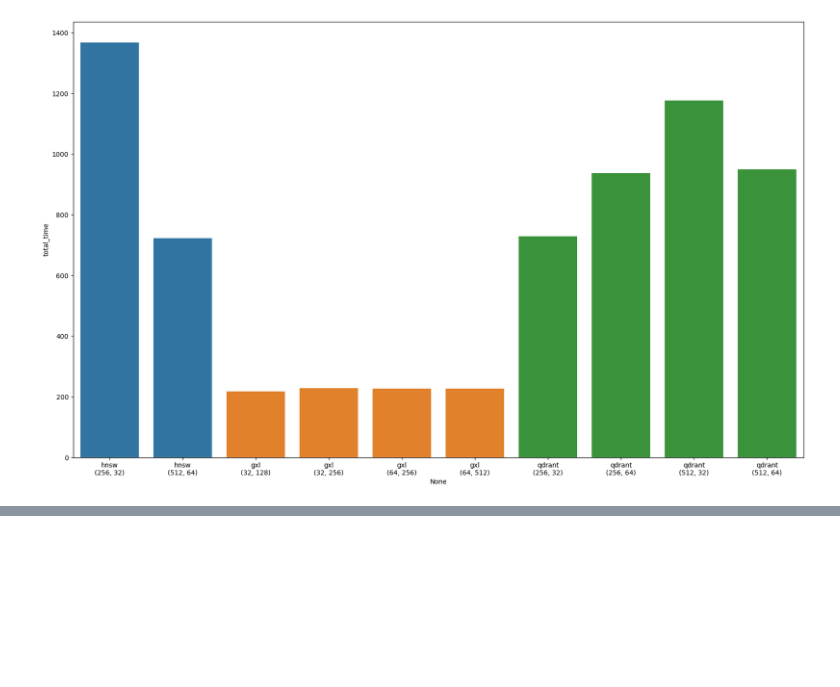
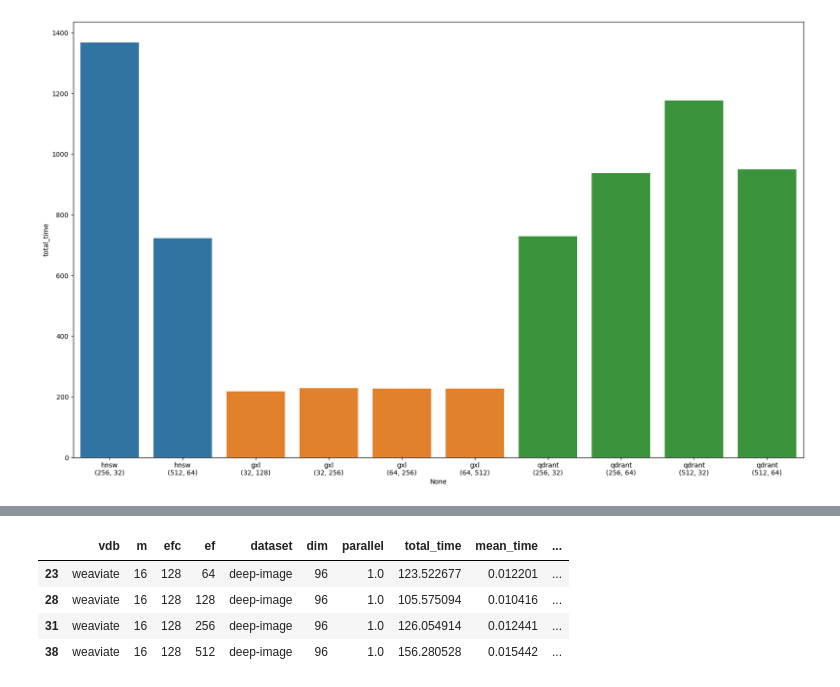
Before and after one commit to qdrant/vector-db-benchmark, a Jupyter notebook: results.ipynb, the cells around one changed output, grey strips where cells are left out. Cells and saved outputs as stored; diff of their text form; code cells hidden in the pictures; blank space fills up the shorter version.

```diff
--- a/results.ipynb
+++ b/results.ipynb
@@ -132,6 +145,7 @@ for fname in weaviate_search:
     weav_df.loc[len(weav_df)] = row
 weav_df = weav_df.sort_values(by=['m', 'efc', 'dim', 'ef']).reset_index(drop=True)
 weav_df.parallel.fillna(0, inplace=True)
+weav_df_docker = weav_df.copy()
 # %%
 # create qdrant search results dataframe
 columns = ['vdb', 'm', 'efc', 'hnsw_ef', 'dataset', 'dim', 'parallel', 'total_time', 'mean_time',\
@@ -316,0 +440,8 @@ sns.barplot(x=qdrantu.index, y=qdrantu.total_time)
+# %%
+weav_df_docker_copy
+# %% [output]
+|  | vdb | m | efc | ef | dataset | dim | parallel | total_time | mean_time | ... |
+| 23 | weaviate | 16 | 128 | 64 | deep-image | 96 | 1.0 | 123.522677 | 0.012201 | ... |
+| 28 | weaviate | 16 | 128 | 128 | deep-image | 96 | 1.0 | 105.575094 | 0.010416 | ... |
+| 31 | weaviate | 16 | 128 | 256 | deep-image | 96 | 1.0 | 126.054914 | 0.012441 | ... |
+| 38 | weaviate | 16 | 128 | 512 | deep-image | 96 | 1.0 | 156.280528 | 0.015442 | ... |
```
Also changed, not shown: parts of 14 cells of this notebook, 4 other files.
